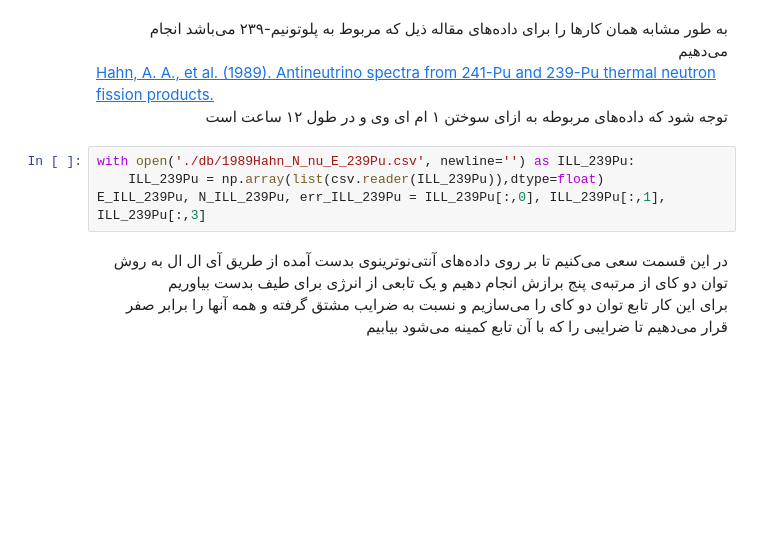
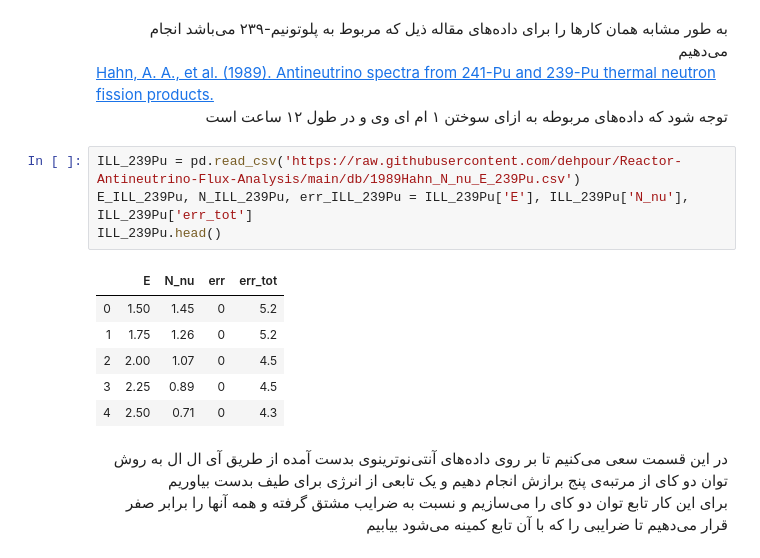
Before and after one commit to dehpour/Reactor-Antineutrino-Flux-Analysis, a Jupyter notebook: ILL's Phenomenological Model Predicted Antineutrino Flux Compare with Recently Observations.ipynb, the cells around one changed output. Saved outputs shown, nothing was run; the diff lists cells and outputs as text; blank space fills up the shorter version.

```diff
--- a/ILL's Phenomenological Model Predicted Antineutrino Flux Compare with Recently Observations.ipynb
+++ b/ILL's Phenomenological Model Predicted Antineutrino Flux Compare with Recently Observations.ipynb
@@ -104,10 +123,17 @@ plt.show()
 <div dir= "rtl" align="right">
 توجه شود که داده‌های مربوطه به ازای سوختن ۱ ام ای وی و در طول ۱۲ ساعت است
 </div>
-# %%
-with open('./db/1989Hahn_N_nu_E_239Pu.csv', newline='') as ILL_239Pu:
-    ILL_239Pu = np.array(list(csv.reader(ILL_239Pu)),dtype=float)
-E_ILL_239Pu, N_ILL_239Pu, err_ILL_239Pu = ILL_239Pu[:,0], ILL_239Pu[:,1], ILL_239Pu[:,3]
+# %%
+ILL_239Pu = pd.read_csv('https://raw.githubusercontent.com/dehpour/Reactor-Antineutrino-Flux-Analysis/main/db/1989Hahn_N_nu_E_239Pu.csv')
+E_ILL_239Pu, N_ILL_239Pu, err_ILL_239Pu = ILL_239Pu['E'], ILL_239Pu['N_nu'], ILL_239Pu['err_tot']
+ILL_239Pu.head()
+# %% [output]
+|  | E | N_nu | err | err_tot |
+| 0 | 1.50 | 1.45 | 0 | 5.2 |
+| 1 | 1.75 | 1.26 | 0 | 5.2 |
+| 2 | 2.00 | 1.07 | 0 | 4.5 |
+| 3 | 2.25 | 0.89 | 0 | 4.5 |
+| 4 | 2.50 | 0.71 | 0 | 4.3 |
 # %% [markdown]
 <div dir= "rtl" align="right">
 در این قسمت سعی می‌کنیم تا بر روی داده‌های آنتی‌نوترینوی بدست آمده از طریق آی ال ال به روش توان دو کای از مرتبه‌ی پنج برازش انجام دهیم و یک تابعی از انرژی برای طیف بدست بیاوریم
```
Also changed, not shown: parts of 9 cells of this notebook.
